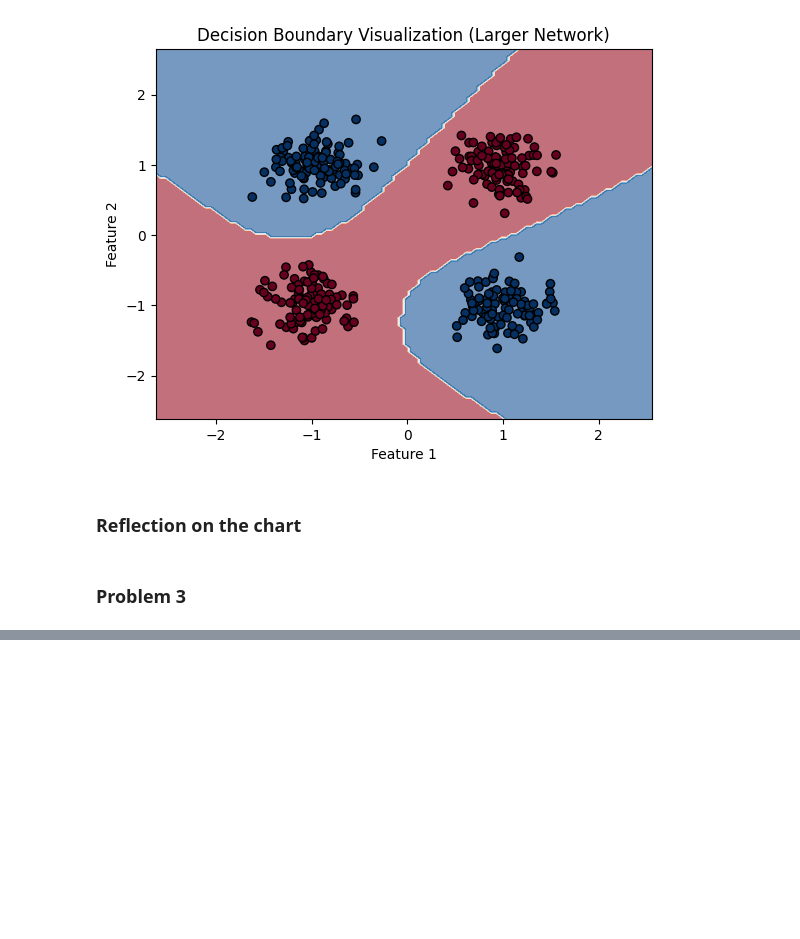
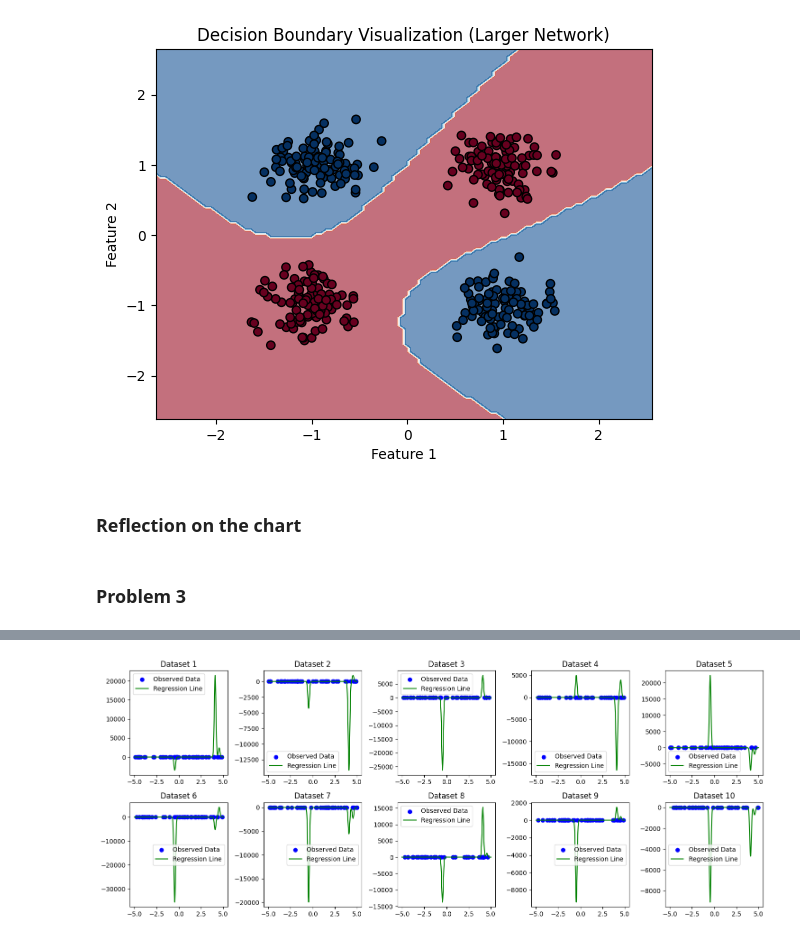
Before and after one commit to mukhsadr/assignments-data, a Jupyter notebook: HWA1.ipynb, the cells around one changed output, grey strips where cells are left out. Saved outputs shown, nothing was run; the diff lists cells and outputs as text; code cells hidden in the pictures; blank space fills up the shorter version.

```diff
--- a/HWA1.ipynb
+++ b/HWA1.ipynb
@@ -492,13 +413,0 @@ plt.show()
-# %%
-# Calculate Bias and Variance after checking shapes
-f_mean = np.mean(f_preds, axis=0)  # Mean prediction across the 10 datasets
-
-# Ensure f_star is a 1D array of shape (50,)
-f_star = np.mean(y_gt, axis=0)  # Assuming y_gt represents the true ground truth
-
-# Calculate Bias and Variance
-bias = np.mean((f_preds - f_star)**2)
-variance = np.mean((f_preds - f_mean)**2)
-
-print(f"Bias: {bias:.4f}")
-print(f"Variance: {variance:.4f}")
@@ -506,0 +593,83 @@ ValueError: operands could not be broadcast together with shapes (10,50,2) (1000
+# %%
+import numpy as np
+import matplotlib.pyplot as plt
+
+# Set parameters
+M = 21  # Higher number of basis functions for overparameterization
+mu = np.linspace(-5, 5, M+2)[1:-1]  # Equally spaced basis centers
+s = 2 / (M + 1)  # Basis width
+
+# Ground truth x-values
+x_ground_truth = ground_truth[0]
+
+# Compute design matrices and regression for each dataset
+biases = []
+variances = []
+mse_list = []
+
+predictions = []
+
+for i in range(data.shape[0]):
+    X = data[i, :, 0]
+    y = data[i, :, 1]
+
+    # Construct the design matrix Phi for training data
+    Phi = np.exp(-0.5 * ((X[:, None] - mu[None, :]) / s) ** 2)
+
+    # Solve the regression weights using closed-form solution
+    w = np.linalg.inv(Phi.T @ Phi) @ Phi.T @ y
+
+    # Predict on training input
+    f_pred = Phi @ w
+    predictions.append(f_pred)
+
+    # Construct the design matrix for ground truth x-values
+    Phi_gt = np.exp(-0.5 * ((x_ground_truth[:, None] - mu[None, :]) / s) ** 2)
+
+    # Predict on ground truth input
+    f_true_pred = Phi_gt @ w
+
+    # Calculate bias and variance
+    f_true = ground_truth[1]  # Actual ground truth
+    bias = np.mean((np.mean(f_true_pred) - f_true) ** 2)
+    variance = np.var(f_true_pred)
+    biases.append(bias)
+    variances.append(variance)
+    mse = bias + variance
+    mse_list.append(mse)
+
+# Average regression over ground truth x-values
+average_regression = np.mean([np.exp(-0.5 * ((x_ground_truth[:, None] - mu[None, :]) / s) ** 2) @ np.linalg.inv(Phi.T @ Phi) @ Phi.T @ y for X, y in zip(data[:, :, 0], data[:, :, 1])], axis=0)
+
+# Visualization: Regressions on observed datasets
+fig, axes = plt.subplots(2, 5, figsize=(15, 6))
+axes = axes.ravel()
+for i in range(10):
+    X = data[i, :, 0]
+    y = data[i, :, 1]
+    axes[i].scatter(X, y, color="blue", label="Observed Data")
+    axes[i].plot(x_ground_truth, np.exp(-0.5 * ((x_ground_truth[:, None] - mu[None, :]) / s) ** 2) @ np.linalg.inv(Phi.T @ Phi) @ Phi.T @ y, color="green", label="Regression Line")
+    axes[i].set_title(f"Dataset {i+1}")
+    axes[i].legend()
+
+plt.tight_layout()
+plt.show()
+
+# Plot average regression
+plt.figure(figsize=(10, 5))
+plt.plot(ground_truth[0], ground_truth[1], color="red", label="Ground Truth")
+plt.plot(ground_truth[0], average_regression, color="blue", label="Average Regression")
+plt.title("Average Regression vs. Ground Truth (M=21)")
+plt.xlabel("x")
+plt.ylabel("y")
+plt.legend()
+plt.show()
+
+# Report bias and variance
+mean_bias = np.mean(biases)
+mean_variance = np.mean(variances)
+print(f"Bias for M=21: {mean_bias}")
+print(f"Variance for M=21: {mean_variance}")
+print(f"Mean squared error (MSE) for M=21: {np.mean(mse_list)}")
+# %% [output]
+[figure, added]
```
Also changed, not shown: parts of 12 cells of this notebook.
